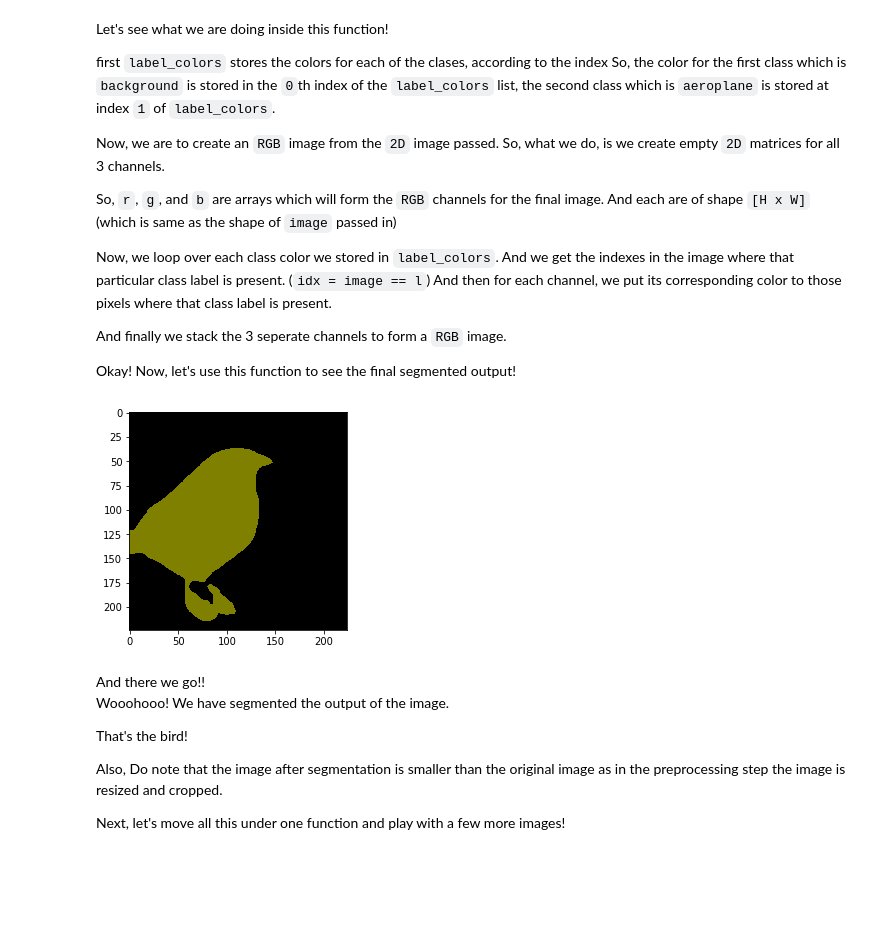
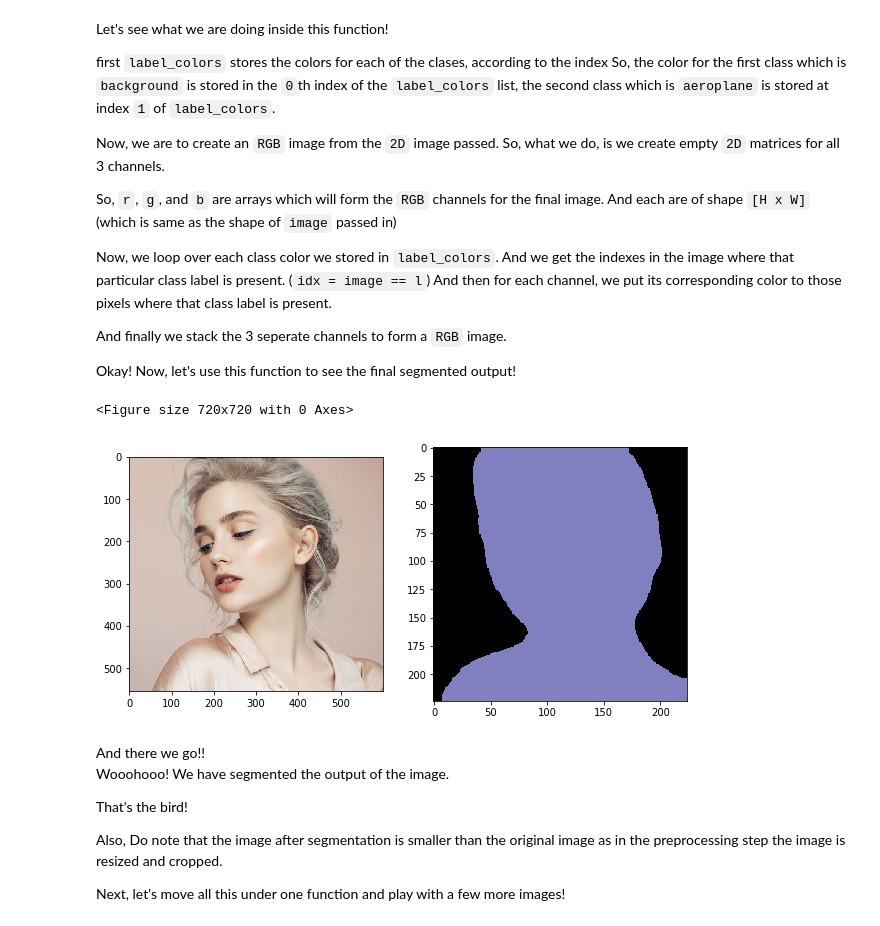
Before and after one commit to kevinzjpeng/opencv_course, a Jupyter notebook: 图像分割/图像分割.ipynb, the cells around one changed output. Cells and saved outputs as stored; diff of their text form; code cells hidden in the pictures; blank space fills up the shorter version.

```diff
--- a/图像分割/图像分割.ipynb
+++ b/图像分割/图像分割.ipynb
@@ -234,11 +238,12 @@ And then for each channel, we put its corresponding color to those pixels where
 And finally we stack the 3 seperate channels to form a `RGB` image.
 
 Okay! Now, let's use this function to see the final segmented output!
-# %%
-rgb = decode_segmap(om)
-plt.imshow(rgb); plt.show()
-# %% [output]
-[figure, removed]
+# %%
+rgb = decode_segmap(om)
+ImageUtil.imshow([cv2.cvtColor(np.array(img), cv2.COLOR_BGR2RGB), np.array(rgb)], columns=2)
+# %% [output]
+<Figure size 720x720 with 0 Axes>
+[figure, added]
 # %% [markdown]
 And there we go!!<br/>
 Wooohooo! We have segmented the output of the image.
```
Also changed, not shown: parts of 14 cells of this notebook, 20 other files.
